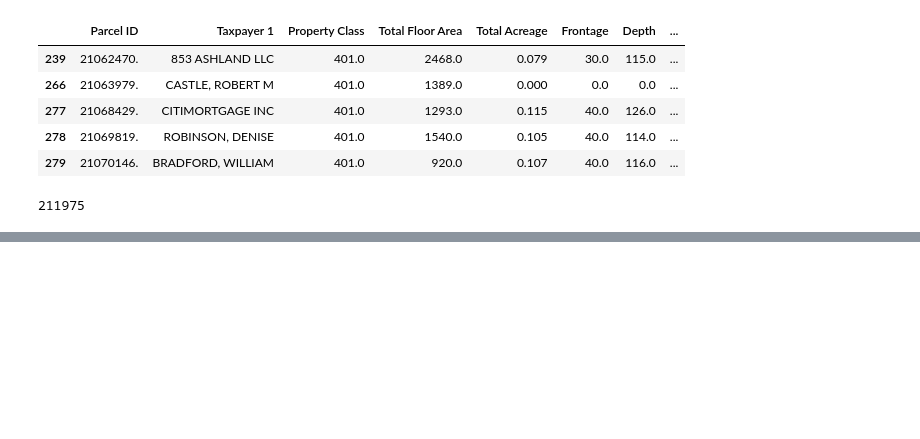
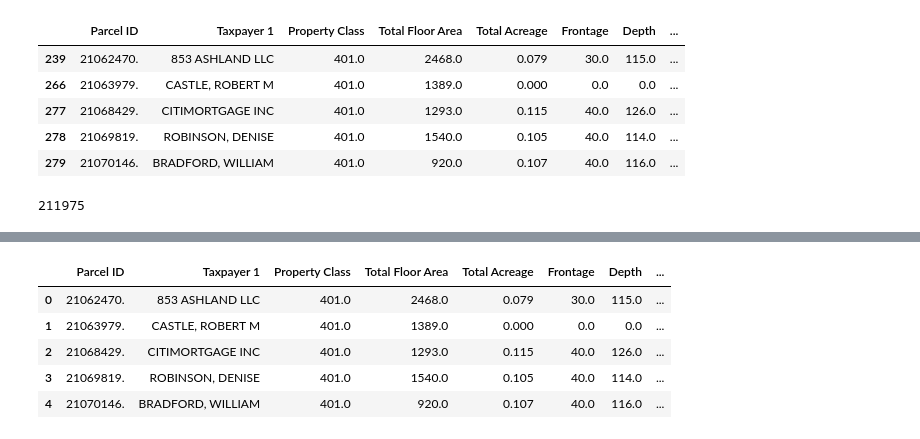
Before and after one commit to data-4700/city-of-detroit, a Jupyter notebook: detroit_housing.ipynb, the cells around one changed output, grey strips where cells are left out. Cells and saved outputs as stored; diff of their text form; code cells hidden in the pictures; blank space fills up the shorter version.

Commit message:
final cleaned it with some data engineering
normalized crime data, created column of number of vacant houses by neighborhood

```diff
--- a/detroit_housing.ipynb
+++ b/detroit_housing.ipynb
@@ -606,3 +604,8 @@ done
 #normalize crime
 #new problems-binary blight violations is incorrect or needs revised
 #tax status is way too predicitve and needs revised
+# %%
+#replacing NA values in fine_amount to make life easy
+df = clean
+df['fine_amount'] = df['fine_amount'].fillna(0)
+df.head(5)
@@ -608,0 +624,5 @@ done
+# %%
+#gathering number of houses by neighborhood
+housecount = df.groupby('Neighborhood').size().reset_index(name='count')
+hcount = housecount.groupby('Neighborhood')['count'].mean().reset_index(name='neighborhood_population')
+hcount.head(5)
@@ -608,0 +647,11 @@ done
+# %%
+#merging cleaned dataset on neighborhood population info
+merged1 = pd.merge(df, hcount, how='left', on='Neighborhood')
+merged1.head()
+# %% [output]
+|  | Parcel ID | Taxpayer 1 | Property Class | Total Floor Area | Total Acreage | Frontage | Depth | ... |
+| 0 | 21062470. | 853 ASHLAND LLC | 401.0 | 2468.0 | 0.079 | 30.0 | 115.0 | ... |
+| 1 | 21063979. | CASTLE, ROBERT M | 401.0 | 1389.0 | 0.000 | 0.0 | 0.0 | ... |
+| 2 | 21068429. | CITIMORTGAGE INC | 401.0 | 1293.0 | 0.115 | 40.0 | 126.0 | ... |
+| 3 | 21069819. | ROBINSON, DENISE | 401.0 | 1540.0 | 0.105 | 40.0 | 114.0 | ... |
+| 4 | 21070146. | BRADFORD, WILLIAM | 401.0 | 920.0 | 0.107 | 40.0 | 116.0 | ... |
```
Also changed, not shown: parts of 8 cells of this notebook.
